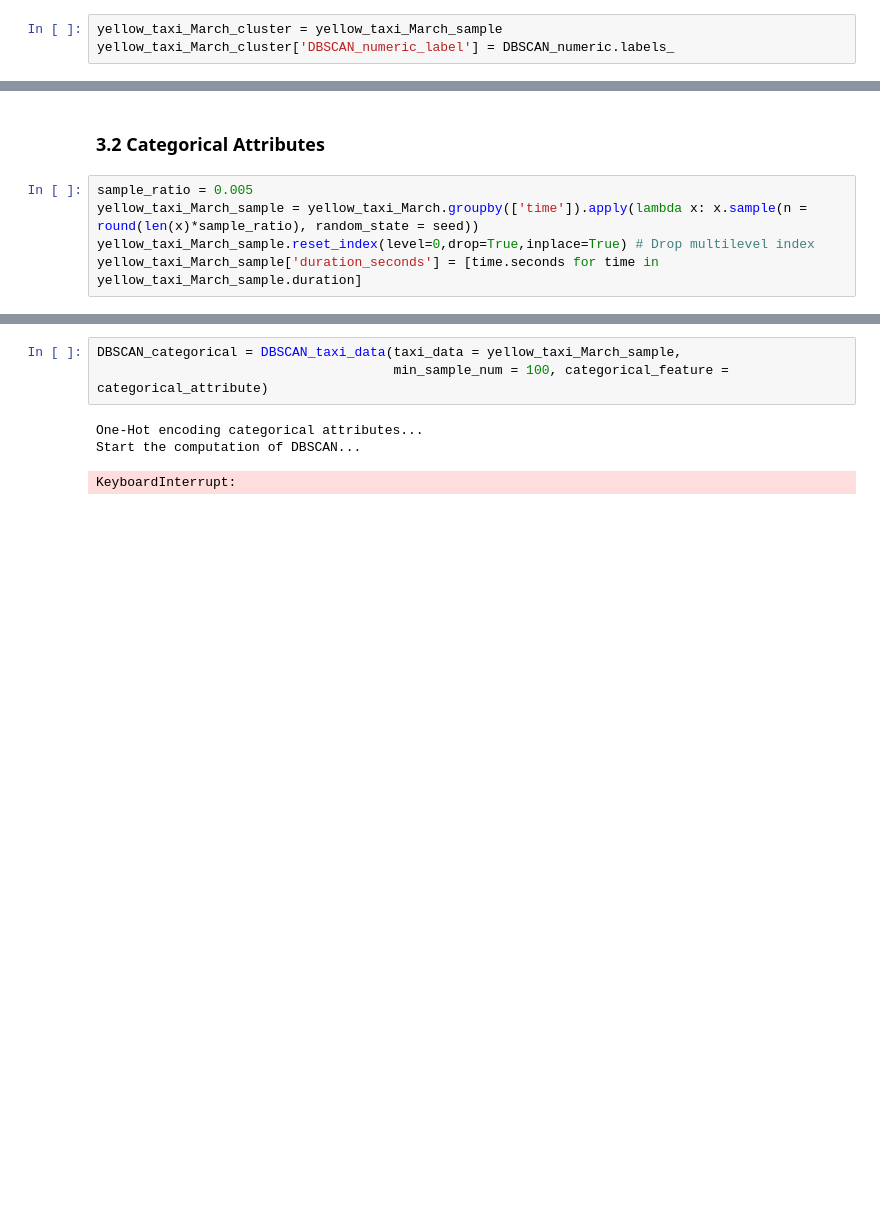
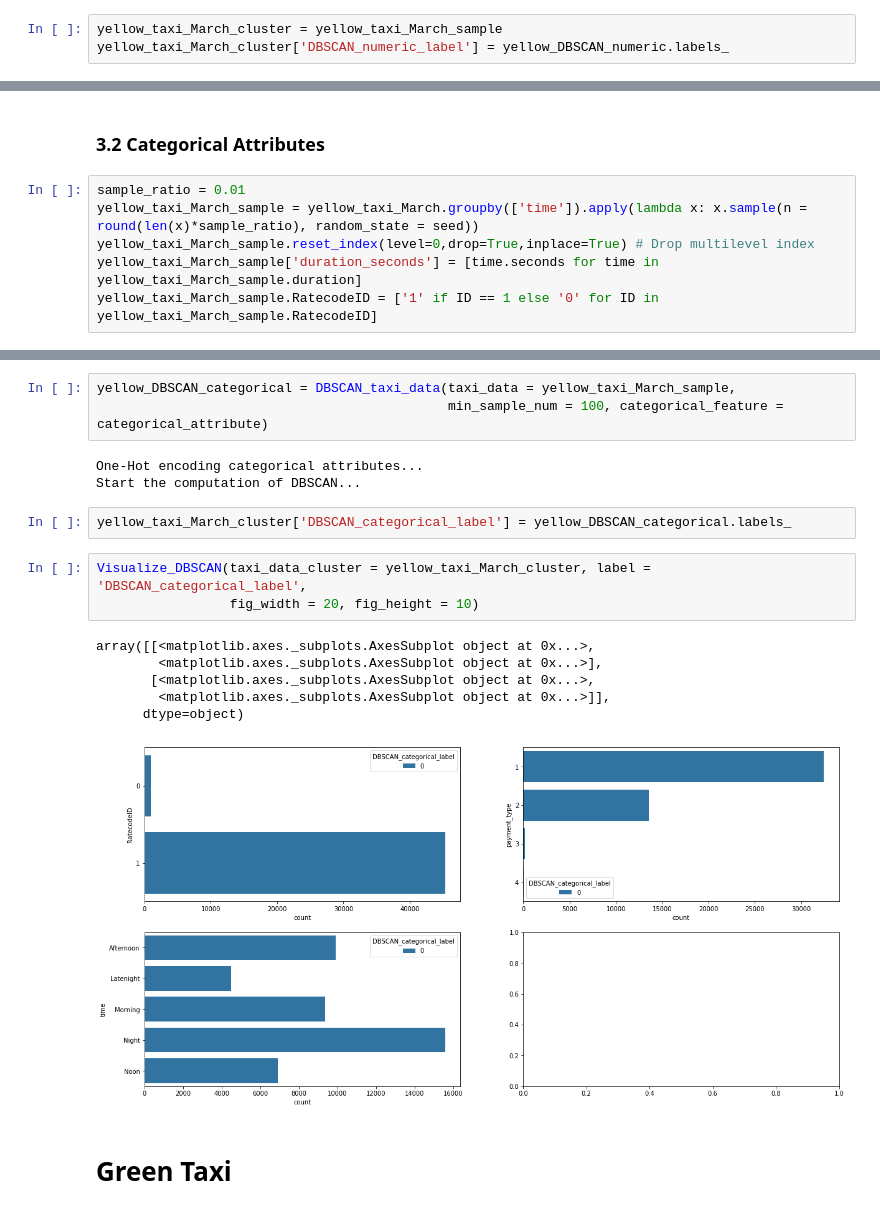
Before and after one commit to kefuzhu/University-of-Rochester, a Jupyter notebook: DSC440/Final-Project/code/TheNotebook.ipynb, the cells around one changed output, grey strips where cells are left out. Saved outputs shown, nothing was run; the diff lists cells and outputs as text; blank space fills up the shorter version.

```diff
--- a/DSC440/Final-Project/code/TheNotebook.ipynb
+++ b/DSC440/Final-Project/code/TheNotebook.ipynb
@@ -444,5 +524,5 @@ Start the computation of DBSCAN...
 DBSCAN on 185,125 data points took 15.28 minutes
 # %%
 yellow_taxi_March_cluster = yellow_taxi_March_sample
-yellow_taxi_March_cluster['DBSCAN_numeric_label'] = DBSCAN_numeric.labels_
+yellow_taxi_March_cluster['DBSCAN_numeric_label'] = yellow_DBSCAN_numeric.labels_
 # %%
@@ -459,7 +533,8 @@ array([[<matplotlib.axes._subplots.AxesSubplot object at 0x...>,
 # %% [markdown]
 ### 3.2 Categorical Attributes
 # %%
-sample_ratio = 0.005
+sample_ratio = 0.01
 yellow_taxi_March_sample = yellow_taxi_March.groupby(['time']).apply(lambda x: x.sample(n = round(len(x)*sample_ratio), random_state = seed))
 yellow_taxi_March_sample.reset_index(level=0,drop=True,inplace=True) # Drop multilevel index
 yellow_taxi_March_sample['duration_seconds'] = [time.seconds for time in yellow_taxi_March_sample.duration]
+yellow_taxi_March_sample.RatecodeID = ['1' if ID == 1 else '0' for ID in yellow_taxi_March_sample.RatecodeID]
@@ -479,7 +545,20 @@ yellow_taxi_March_sample.shape
 # %%
-DBSCAN_categorical = DBSCAN_taxi_data(taxi_data = yellow_taxi_March_sample,
-                                      min_sample_num = 100, categorical_feature = categorical_attribute)
+yellow_DBSCAN_categorical = DBSCAN_taxi_data(taxi_data = yellow_taxi_March_sample,
+                                             min_sample_num = 100, categorical_feature = categorical_attribute)
 # %% [output]
 One-Hot encoding categorical attributes...
 Start the computation of DBSCAN...
-KeyboardInterrupt:
+# %%
+yellow_taxi_March_cluster['DBSCAN_categorical_label'] = yellow_DBSCAN_categorical.labels_
+# %%
+Visualize_DBSCAN(taxi_data_cluster = yellow_taxi_March_cluster, label = 'DBSCAN_categorical_label',
+                 fig_width = 20, fig_height = 10)
+# %% [output]
+array([[<matplotlib.axes._subplots.AxesSubplot object at 0x...>,
+        <matplotlib.axes._subplots.AxesSubplot object at 0x...>],
+       [<matplotlib.axes._subplots.AxesSubplot object at 0x...>,
+        <matplotlib.axes._subplots.AxesSubplot object at 0x...>]],
+      dtype=object)
+[figure, added]
+# %% [markdown]
+# Green Taxi
```
Also changed, not shown: parts of 48 cells of this notebook, 6 other files.
